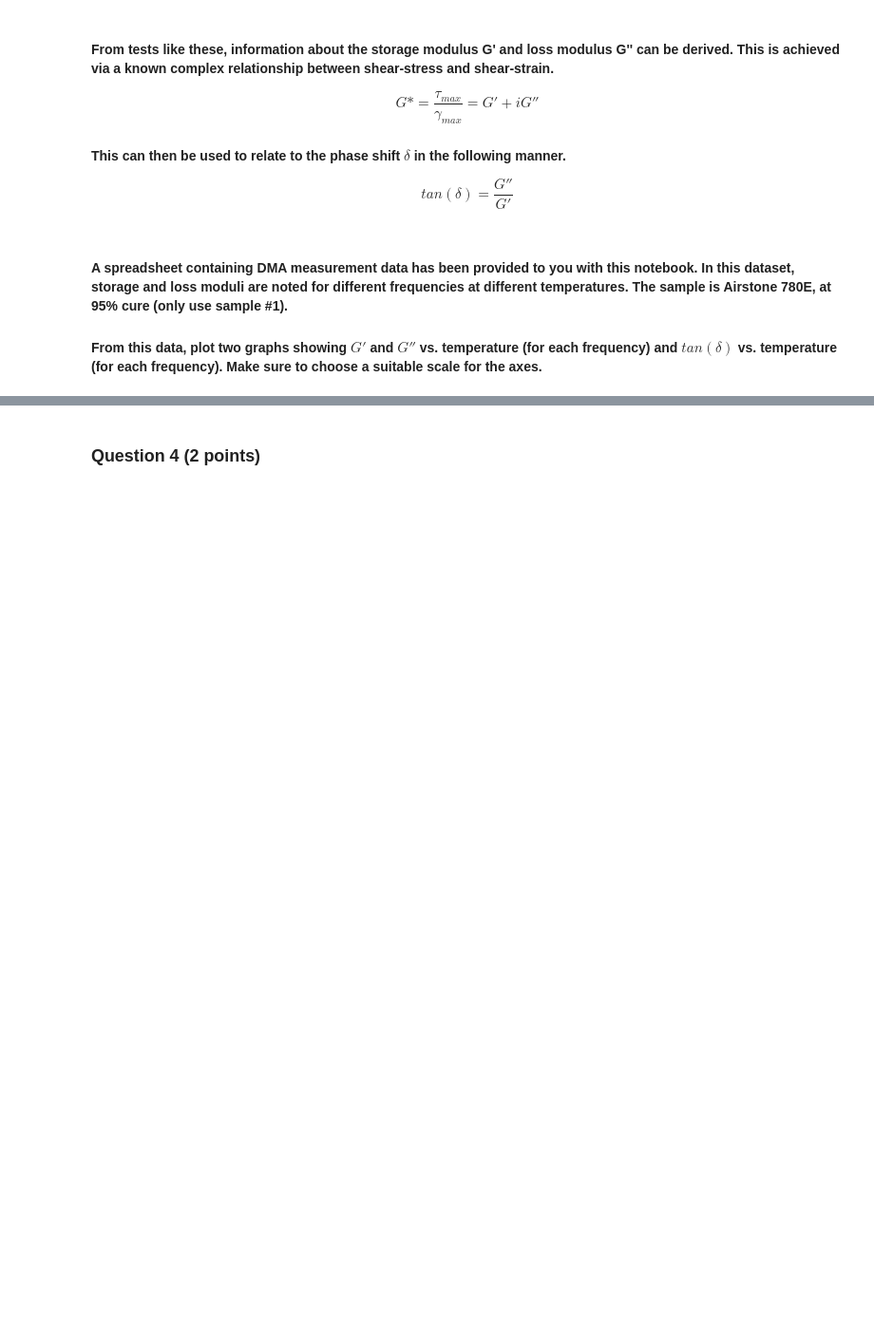
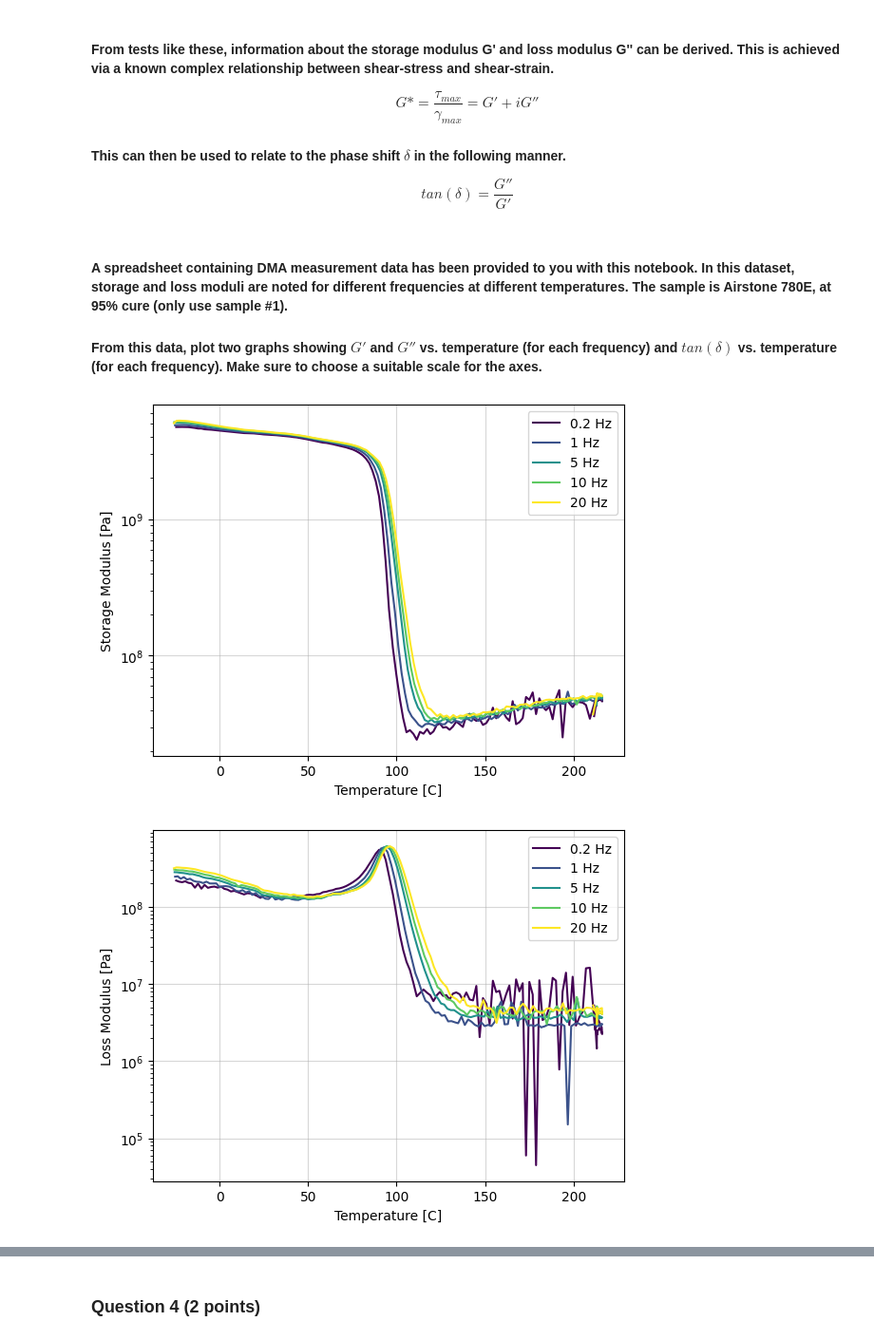
Before and after one commit to Daveed-droid/PolymerCompositeManufacturingNotebooks, a Jupyter notebook: Notebook_Rheokinetics/Rheokinetics - 2024.ipynb, the cells around one changed output, grey strips where cells are left out. Shown: that part at 95% size. Drawn from its saved outputs; the diff is of its cells as text; code cells hidden in the pictures; blank space fills up the shorter version.

```diff
--- a/Notebook_Rheokinetics/Rheokinetics - 2024.ipynb
+++ b/Notebook_Rheokinetics/Rheokinetics - 2024.ipynb
@@ -109,0 +106,31 @@ $$ tan(\delta) = \frac{G''}{G'} $$
+# %%
+# Code for 1st plot here
+DMA = pd.read_excel("DMA results - new.xlsx", header=29)
+DMA = DMA.drop(index=0)
+DMA = DMA.drop(index=[DMA.index[i] for i in range(-1,-43,-1)])
+DMA.head()
+# # DMA[r"E\'(G\')]"]
+freq_list = [0.200000002980232, 1, 5, 10, 20]
+cmap = mpl.colormaps['viridis']
+colors = cmap(np.linspace(0, 1, len(freq_list)))
+plt.grid(alpha=0.5)
+for i, freq in enumerate(freq_list):
+    DMA_freq = DMA.loc[DMA['Freq.'] == freq]
+    plt.semilogy(DMA_freq["Temp."], DMA_freq["E\'(G\')"], color=colors[i], label=f'{round(freq,1)} Hz')
+
+plt.legend()
+plt.ylabel("Storage Modulus [Pa]")
+plt.xlabel("Temperature [C]")
+plt.show()
+plt.grid(alpha=0.5)
+for i, freq in enumerate(freq_list):
+    DMA_freq = DMA.loc[DMA['Freq.'] == freq]
+    plt.semilogy(DMA_freq["Temp."], DMA_freq["E\"(G\")"], color=colors[i], label=f'{round(freq,1)} Hz')
+
+plt.legend()
+plt.ylabel("Loss Modulus [Pa]")
+plt.xlabel("Temperature [C]")
+plt.show()
+# %% [output]
+[figure, added]
+[figure, added]
```
Also changed, not shown: parts of 9 cells of this notebook.
